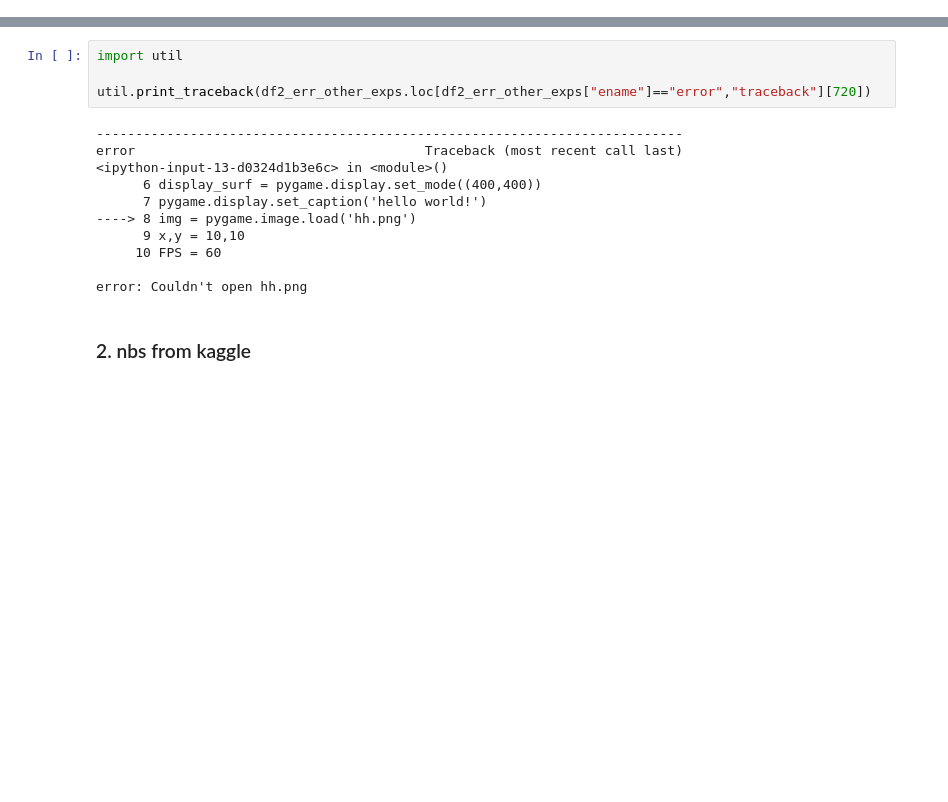
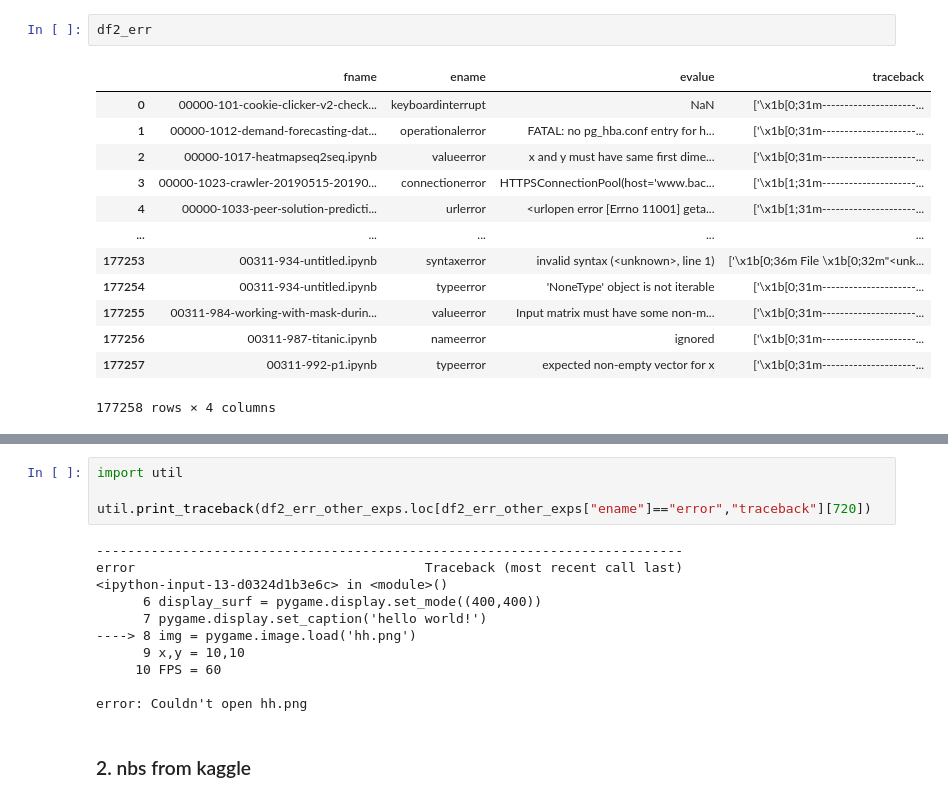
Before and after one commit to PELAB-LiU/jupyter_nbs_empirical, a Jupyter notebook: notebook_error_process-builtin_exceptions.ipynb, the cells around one changed output, grey strips where cells are left out. Saved outputs shown, nothing was run; the diff lists cells and outputs as text; blank space fills up the shorter version.

```diff
--- a/notebook_error_process-builtin_exceptions.ipynb
+++ b/notebook_error_process-builtin_exceptions.ipynb
@@ -23,3 +15,19 @@ df2_err.head()
+# %%
+df2_err
+# %% [output]
+|  | fname | ename | evalue | traceback |
+| 0 | 00000-101-cookie-clicker-v2-check... | keyboardinterrupt | NaN | ['\x1b[0;31m---------------------... |
+| 1 | 00000-1012-demand-forecasting-dat... | operationalerror | FATAL: no pg_hba.conf entry for h... | ['\x1b[0;31m---------------------... |
+| 2 | 00000-1017-heatmapseq2seq.ipynb | valueerror | x and y must have same first dime... | ['\x1b[0;31m---------------------... |
+| 3 | 00000-1023-crawler-20190515-20190... | connectionerror | HTTPSConnectionPool(host='www.bac... | ['\x1b[1;31m---------------------... |
+| 4 | 00000-1033-peer-solution-predicti... | urlerror | <urlopen error [Errno 11001] geta... | ['\x1b[1;31m---------------------... |
+| ... | ... | ... | ... | ... |
+| 177253 | 00311-934-untitled.ipynb | syntaxerror | invalid syntax (<unknown>, line 1) | ['\x1b[0;36m File \x1b[0;32m"<unk... |
+| 177254 | 00311-934-untitled.ipynb | typeerror | 'NoneType' object is not iterable | ['\x1b[0;31m---------------------... |
+| 177255 | 00311-984-working-with-mask-durin... | valueerror | Input matrix must have some non-m... | ['\x1b[0;31m---------------------... |
+| 177256 | 00311-987-titanic.ipynb | nameerror | ignored | ['\x1b[0;31m---------------------... |
+| 177257 | 00311-992-p1.ipynb | typeerror | expected non-empty vector for x | ['\x1b[0;31m---------------------... |
+177258 rows × 4 columns
 # %%
 df2_err.fname.nunique()
 # %% [output]
```
Also changed, not shown: parts of 14 cells of this notebook, 10 other files.
